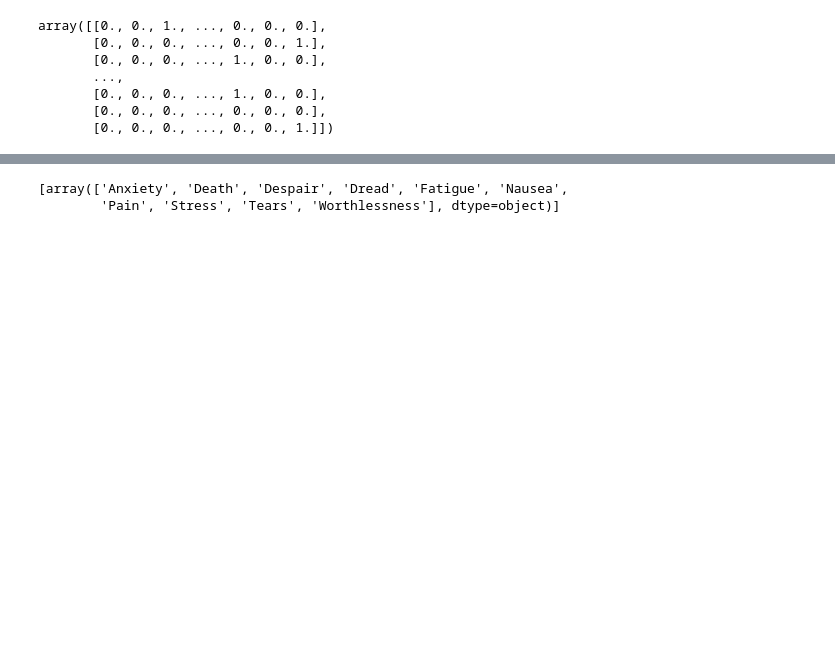
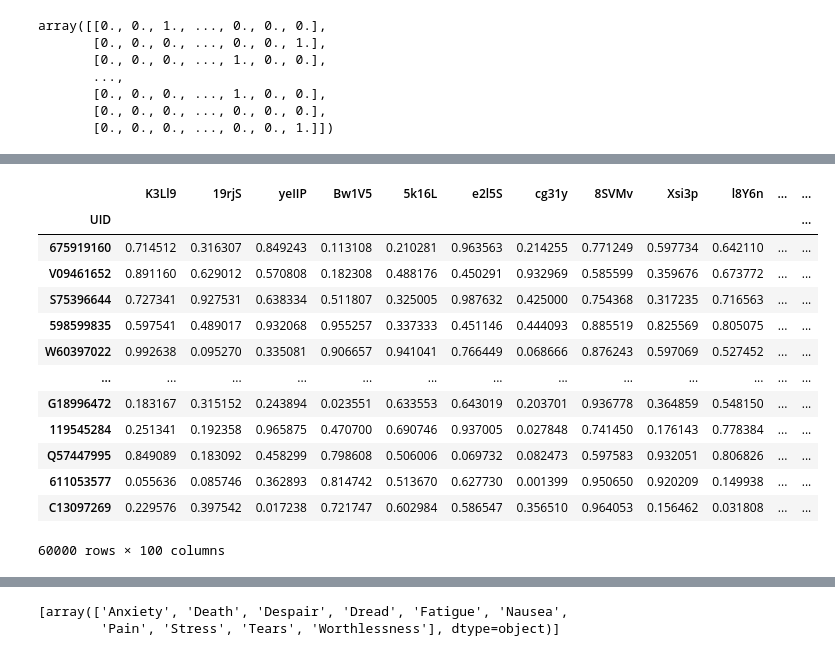
Before and after one commit to bombolcat/mic, a Jupyter notebook: main.ipynb, the cells around one changed output, grey strips where cells are left out. Drawn from its saved outputs; the diff is of its cells as text; code cells hidden in the pictures; blank space fills up the shorter version.

```diff
--- a/main.ipynb
+++ b/main.ipynb
@@ -144,0 +255,37 @@ df2 = outliers_to_median(df2_imputed)
+# %%
+# df2_imputed = df2.fillna(df.median())
+from sklearn.impute import SimpleImputer
+
+imputer = SimpleImputer(strategy='median')
+imputed_data_2= imputer.fit_transform(df2)
+
+from sklearn.preprocessing import QuantileTransformer
+
+
+transformer = QuantileTransformer(n_quantiles=1000, output_distribution='uniform')
+
+# Fit and transform the entire dataset
+transformed_data_2 = transformer.fit_transform(imputed_data_2)
+
+# Convert the transformed data back to a DataFrame
+df2_imputed= pd.DataFrame(transformed_data_2, columns=df2.columns)
+#set id as uid
+df2_imputed['UID']=df2.index
+df2_imputed=df2_imputed.set_index('UID')
+# %%
+df2_imputed
+# %% [output]
+|  | K3Ll9 | 19rjS | yeIIP | Bw1V5 | 5k16L | e2l5S | cg31y | 8SVMv | Xsi3p | l8Y6n | ... | ... |
+| UID |  |  |  |  |  |  |  |  |  |  |  | ... |
+| 675919160 | 0.714512 | 0.316307 | 0.849243 | 0.113108 | 0.210281 | 0.963563 | 0.214255 | 0.771249 | 0.597734 | 0.642110 | ... | ... |
+| V09461652 | 0.891160 | 0.629012 | 0.570808 | 0.182308 | 0.488176 | 0.450291 | 0.932969 | 0.585599 | 0.359676 | 0.673772 | ... | ... |
+| S75396644 | 0.727341 | 0.927531 | 0.638334 | 0.511807 | 0.325005 | 0.987632 | 0.425000 | 0.754368 | 0.317235 | 0.716563 | ... | ... |
+| 598599835 | 0.597541 | 0.489017 | 0.932068 | 0.955257 | 0.337333 | 0.451146 | 0.444093 | 0.885519 | 0.825569 | 0.805075 | ... | ... |
+| W60397022 | 0.992638 | 0.095270 | 0.335081 | 0.906657 | 0.941041 | 0.766449 | 0.068666 | 0.876243 | 0.597069 | 0.527452 | ... | ... |
+| ... | ... | ... | ... | ... | ... | ... | ... | ... | ... | ... | ... | ... |
+| G18996472 | 0.183167 | 0.315152 | 0.243894 | 0.023551 | 0.633553 | 0.643019 | 0.203701 | 0.936778 | 0.364859 | 0.548150 | ... | ... |
+| 119545284 | 0.251341 | 0.192358 | 0.965875 | 0.470700 | 0.690746 | 0.937005 | 0.027848 | 0.741450 | 0.176143 | 0.778384 | ... | ... |
+| Q57447995 | 0.849089 | 0.183092 | 0.458299 | 0.798608 | 0.506006 | 0.069732 | 0.082473 | 0.597583 | 0.932051 | 0.806826 | ... | ... |
+| 611053577 | 0.055636 | 0.085746 | 0.362893 | 0.814742 | 0.513670 | 0.627730 | 0.001399 | 0.950650 | 0.920209 | 0.149938 | ... | ... |
+| C13097269 | 0.229576 | 0.397542 | 0.017238 | 0.721747 | 0.602984 | 0.586547 | 0.356510 | 0.964053 | 0.156462 | 0.031808 | ... | ... |
+60000 rows × 100 columns
```
Also changed, not shown: parts of 22 cells of this notebook.
